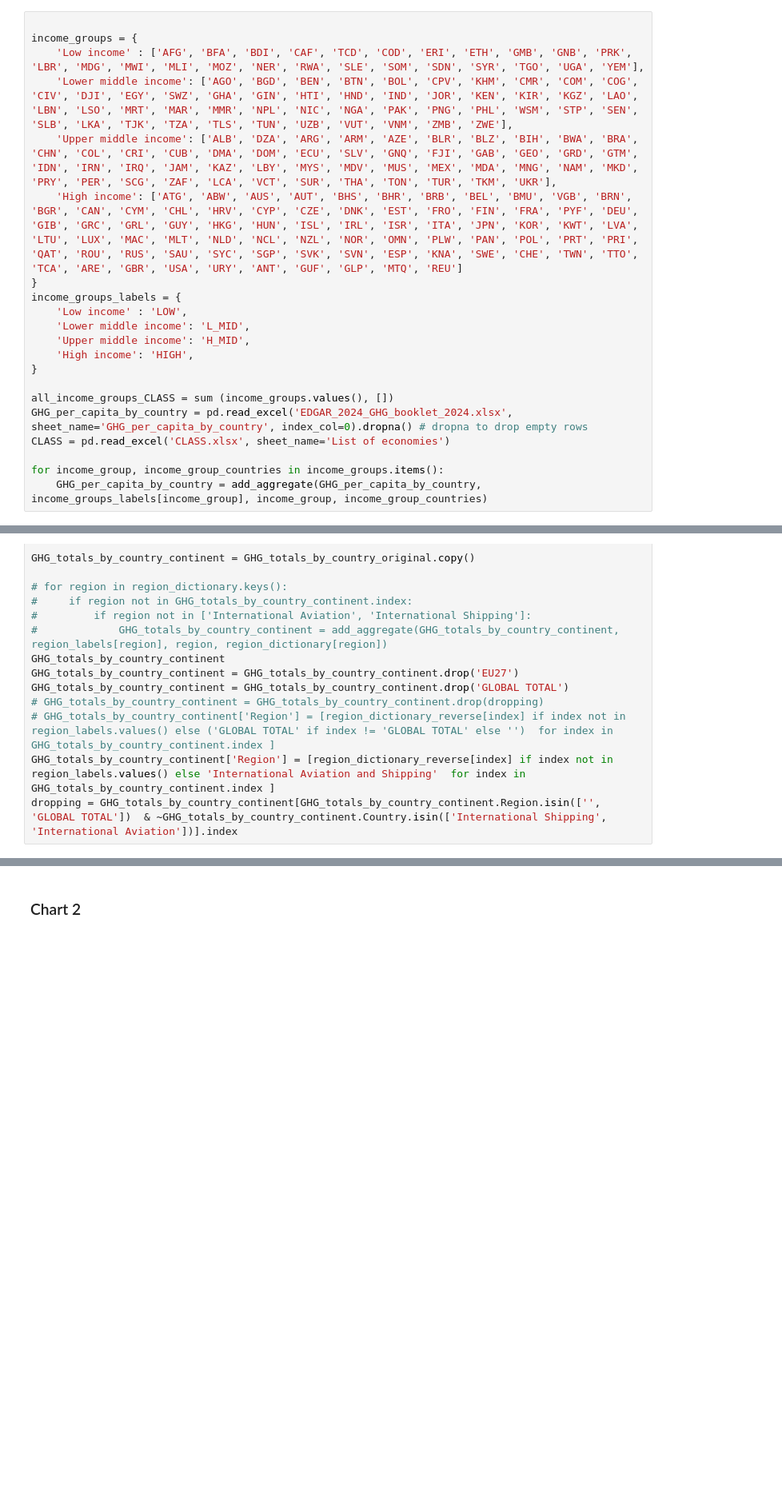
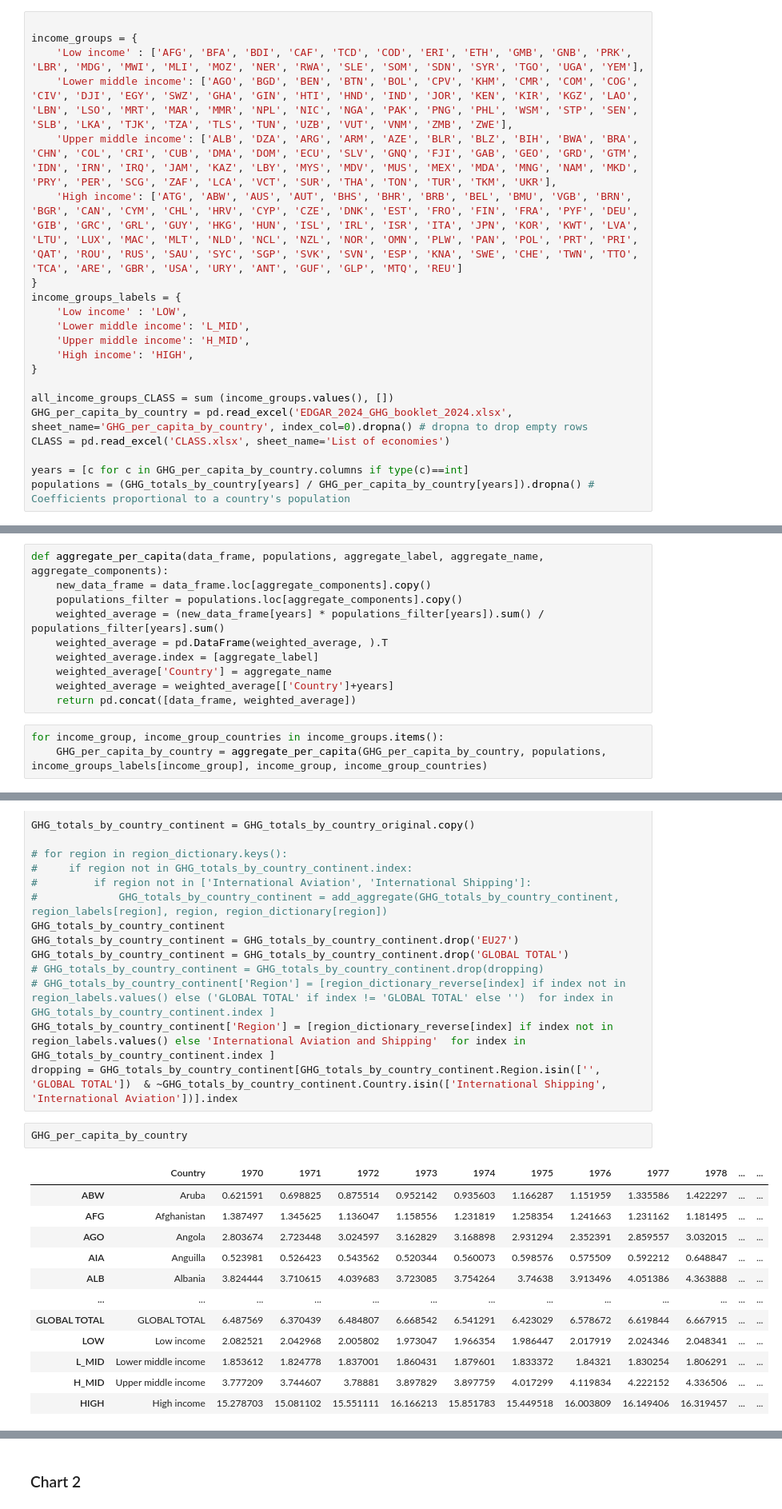
Before and after one commit to MarcoTamb/ECB-Data-Science-Analyst, a Jupyter notebook: ECB Data Analyst Charts.ipynb, the cells around one changed output, grey strips where cells are left out. Shown: that part at 80% size. Drawn from its saved outputs; the diff is of its cells as text; blank space fills up the shorter version.

```diff
--- a/ECB Data Analyst Charts.ipynb
+++ b/ECB Data Analyst Charts.ipynb
@@ -74,5 +74,5 @@ all_income_groups_CLASS = sum (income_groups.values(), [])
 GHG_per_capita_by_country = pd.read_excel('EDGAR_2024_GHG_booklet_2024.xlsx', sheet_name='GHG_per_capita_by_country', index_col=0).dropna() # dropna to drop empty rows
 CLASS = pd.read_excel('CLASS.xlsx', sheet_name='List of economies')
 
-for income_group, income_group_countries in income_groups.items():
-    GHG_per_capita_by_country = add_aggregate(GHG_per_capita_by_country, income_groups_labels[income_group], income_group, income_group_countries)
+years = [c for c in GHG_per_capita_by_country.columns if type(c)==int]
+populations = (GHG_totals_by_country[years] / GHG_per_capita_by_country[years]).dropna() # Coefficients proportional to a country's population
@@ -79,3 +81,16 @@ for income_group, income_group_countries in income_groups.items():
+# %%
+def aggregate_per_capita(data_frame, populations, aggregate_label, aggregate_name, aggregate_components):
+    new_data_frame = data_frame.loc[aggregate_components].copy()
+    populations_filter = populations.loc[aggregate_components].copy()
+    weighted_average = (new_data_frame[years] * populations_filter[years]).sum() / populations_filter[years].sum()
+    weighted_average = pd.DataFrame(weighted_average, ).T
+    weighted_average.index = [aggregate_label]
+    weighted_average['Country'] = aggregate_name
+    weighted_average = weighted_average[['Country']+years]
+    return pd.concat([data_frame, weighted_average])
+# %%
+for income_group, income_group_countries in income_groups.items():
+    GHG_per_capita_by_country = aggregate_per_capita(GHG_per_capita_by_country, populations, income_groups_labels[income_group], income_group, income_group_countries)
 # %% [markdown]
 Dividing countries by region. Using World Bank regions for consistency
 # %%
@@ -138,3 +153,18 @@ GHG_totals_by_country_continent = GHG_totals_by_country_continent.drop('GLOBAL T
 # GHG_totals_by_country_continent['Region'] = [region_dictionary_reverse[index] if index not in region_labels.values() else ('GLOBAL TOTAL' if index != 'GLOBAL TOTAL' else '')  for index in GHG_totals_by_country_continent.index ]
 GHG_totals_by_country_continent['Region'] = [region_dictionary_reverse[index] if index not in region_labels.values() else 'International Aviation and Shipping'  for index in GHG_totals_by_country_continent.index ]
 dropping = GHG_totals_by_country_continent[GHG_totals_by_country_continent.Region.isin(['', 'GLOBAL TOTAL'])  & ~GHG_totals_by_country_continent.Country.isin(['International Shipping', 'International Aviation'])].index
+# %%
+GHG_per_capita_by_country
+# %% [output]
+|  | Country | 1970 | 1971 | 1972 | 1973 | 1974 | 1975 | 1976 | 1977 | 1978 | ... | ... |
+| ABW | Aruba | 0.621591 | 0.698825 | 0.875514 | 0.952142 | 0.935603 | 1.166287 | 1.151959 | 1.335586 | 1.422297 | ... | ... |
+| AFG | Afghanistan | 1.387497 | 1.345625 | 1.136047 | 1.158556 | 1.231819 | 1.258354 | 1.241663 | 1.231162 | 1.181495 | ... | ... |
+| AGO | Angola | 2.803674 | 2.723448 | 3.024597 | 3.162829 | 3.168898 | 2.931294 | 2.352391 | 2.859557 | 3.032015 | ... | ... |
+| AIA | Anguilla | 0.523981 | 0.526423 | 0.543562 | 0.520344 | 0.560073 | 0.598576 | 0.575509 | 0.592212 | 0.648847 | ... | ... |
+| ALB | Albania | 3.824444 | 3.710615 | 4.039683 | 3.723085 | 3.754264 | 3.74638 | 3.913496 | 4.051386 | 4.363888 | ... | ... |
+| ... | ... | ... | ... | ... | ... | ... | ... | ... | ... | ... | ... | ... |
+| GLOBAL TOTAL | GLOBAL TOTAL | 6.487569 | 6.370439 | 6.484807 | 6.668542 | 6.541291 | 6.423029 | 6.578672 | 6.619844 | 6.667915 | ... | ... |
+| LOW | Low income | 2.082521 | 2.042968 | 2.005802 | 1.973047 | 1.966354 | 1.986447 | 2.017919 | 2.024346 | 2.048341 | ... | ... |
+| L_MID | Lower middle income | 1.853612 | 1.824778 | 1.837001 | 1.860431 | 1.879601 | 1.833372 | 1.84321 | 1.830254 | 1.806291 | ... | ... |
+| H_MID | Upper middle income | 3.777209 | 3.744607 | 3.78881 | 3.897829 | 3.897759 | 4.017299 | 4.119834 | 4.222152 | 4.336506 | ... | ... |
+| HIGH | High income | 15.278703 | 15.081102 | 15.551111 | 16.166213 | 15.851783 | 15.449518 | 16.003809 | 16.149406 | 16.319457 | ... | ... |
```
Also changed, not shown: parts of 6 cells of this notebook, 10 other files.
